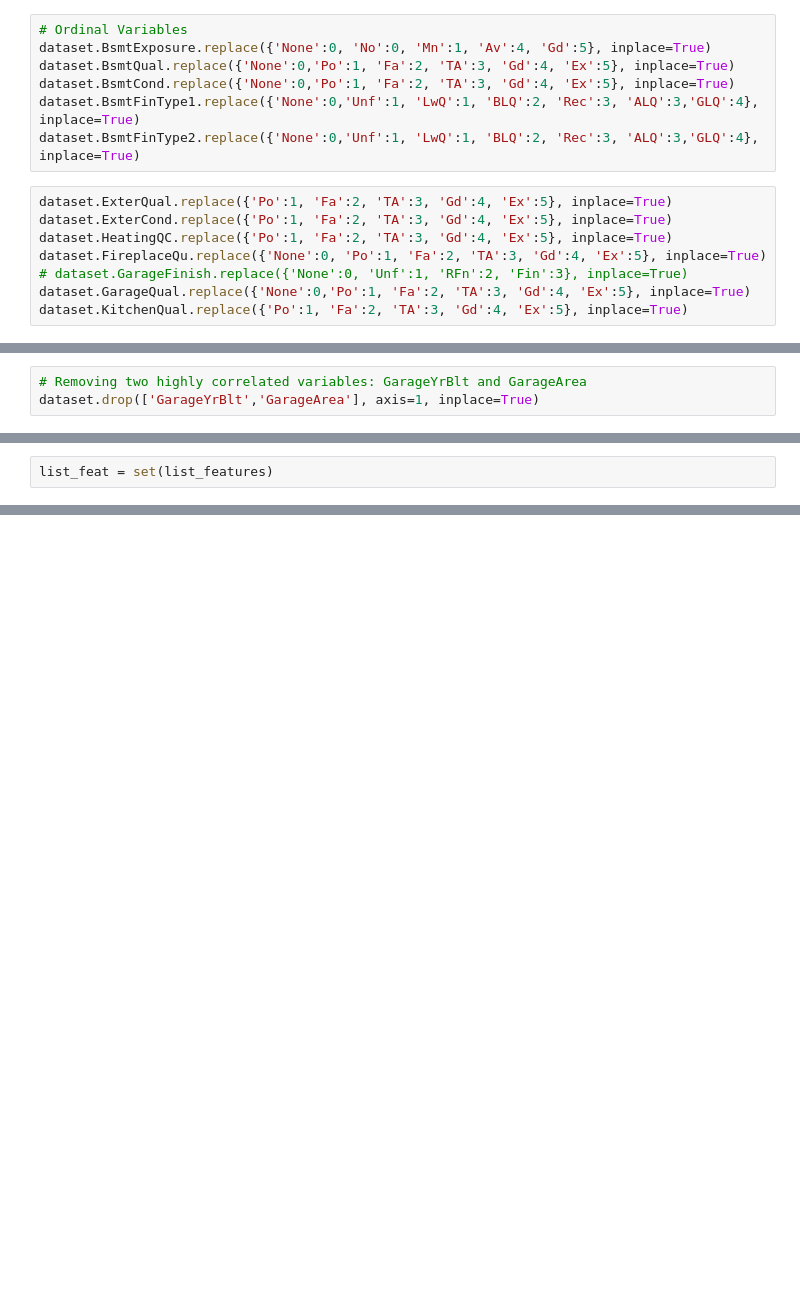
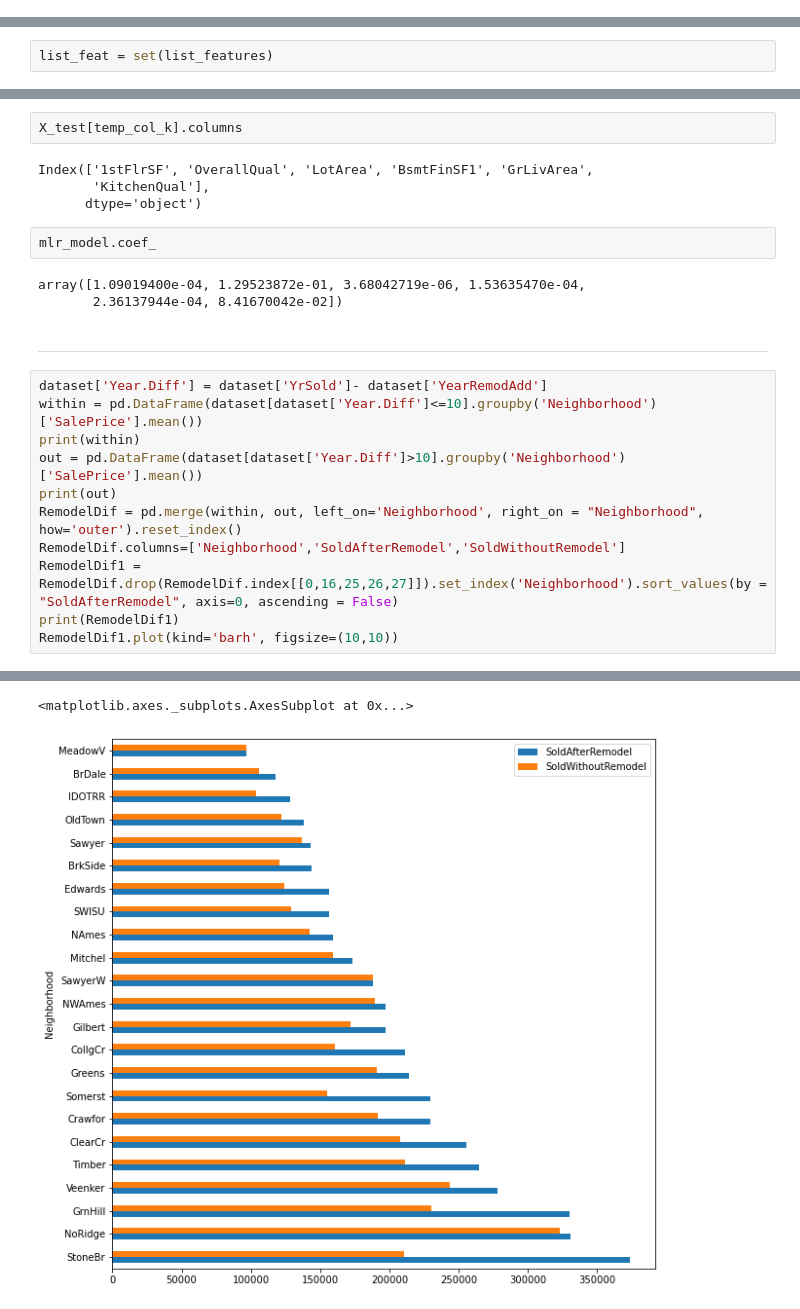
Before and after one commit to hikarinosenshi/ml_project, a Jupyter notebook: ariel/Feature Selection2.ipynb, the cells around one changed output, grey strips where cells are left out. Cells and saved outputs as stored; diff of their text form; blank space fills up the shorter version.

```diff
--- a/ariel/Feature Selection2.ipynb
+++ b/ariel/Feature Selection2.ipynb
@@ -94,15 +34,0 @@ dataset.sort_values(by = 'SalePrice', ascending = False)[:20]
-# %%
-# Ordinal Variables
-dataset.BsmtExposure.replace({'None':0, 'No':0, 'Mn':1, 'Av':4, 'Gd':5}, inplace=True)
-dataset.BsmtQual.replace({'None':0,'Po':1, 'Fa':2, 'TA':3, 'Gd':4, 'Ex':5}, inplace=True)
-dataset.BsmtCond.replace({'None':0,'Po':1, 'Fa':2, 'TA':3, 'Gd':4, 'Ex':5}, inplace=True)
-dataset.BsmtFinType1.replace({'None':0,'Unf':1, 'LwQ':1, 'BLQ':2, 'Rec':3, 'ALQ':3,'GLQ':4}, inplace=True)
-dataset.BsmtFinType2.replace({'None':0,'Unf':1, 'LwQ':1, 'BLQ':2, 'Rec':3, 'ALQ':3,'GLQ':4}, inplace=True)
-# %%
-dataset.ExterQual.replace({'Po':1, 'Fa':2, 'TA':3, 'Gd':4, 'Ex':5}, inplace=True)
-dataset.ExterCond.replace({'Po':1, 'Fa':2, 'TA':3, 'Gd':4, 'Ex':5}, inplace=True)
-dataset.HeatingQC.replace({'Po':1, 'Fa':2, 'TA':3, 'Gd':4, 'Ex':5}, inplace=True)
-dataset.FireplaceQu.replace({'None':0, 'Po':1, 'Fa':2, 'TA':3, 'Gd':4, 'Ex':5}, inplace=True)
-# dataset.GarageFinish.replace({'None':0, 'Unf':1, 'RFn':2, 'Fin':3}, inplace=True)
-dataset.GarageQual.replace({'None':0,'Po':1, 'Fa':2, 'TA':3, 'Gd':4, 'Ex':5}, inplace=True)
-dataset.KitchenQual.replace({'Po':1, 'Fa':2, 'TA':3, 'Gd':4, 'Ex':5}, inplace=True)
@@ -195,3 +34,0 @@ Name: TotRmsAbvGrd, dtype: float64
-# %%
-# Removing two highly correlated variables: GarageYrBlt and GarageArea
-dataset.drop(['GarageYrBlt','GarageArea'], axis=1, inplace=True)
@@ -502,0 +326,25 @@ X.iloc[:,:]
+# %%
+X_test[temp_col_k].columns
+# %% [output]
+Index(['1stFlrSF', 'OverallQual', 'LotArea', 'BsmtFinSF1', 'GrLivArea',
+       'KitchenQual'],
+      dtype='object')
+# %%
+mlr_model.coef_
+# %% [output]
+array([1.09019400e-04, 1.29523872e-01, 3.68042719e-06, 1.53635470e-04,
+       2.36137944e-04, 8.41670042e-02])
+# %% [markdown]
+<hr>
+# %%
+dataset['Year.Diff'] = dataset['YrSold']- dataset['YearRemodAdd']
+within = pd.DataFrame(dataset[dataset['Year.Diff']<=10].groupby('Neighborhood')['SalePrice'].mean())
+print(within)
+out = pd.DataFrame(dataset[dataset['Year.Diff']>10].groupby('Neighborhood')['SalePrice'].mean())
+print(out)
+RemodelDif = pd.merge(within, out, left_on='Neighborhood', right_on = "Neighborhood", how='outer').reset_index()
+RemodelDif.columns=['Neighborhood','SoldAfterRemodel','SoldWithoutRemodel']
+RemodelDif1 = RemodelDif.drop(RemodelDif.index[[0,16,25,26,27]]).set_index('Neighborhood').sort_values(by = "SoldAfterRemodel", axis=0, ascending = False)
+print(RemodelDif1)
+RemodelDif1.plot(kind='barh', figsize=(10,10))
+# %% [output]
@@ -502,0 +368,2 @@ X.iloc[:,:]
+<matplotlib.axes._subplots.AxesSubplot at 0x...>
+[figure, added]
```
Also changed, not shown: parts of 82 cells of this notebook, 2 other files.
